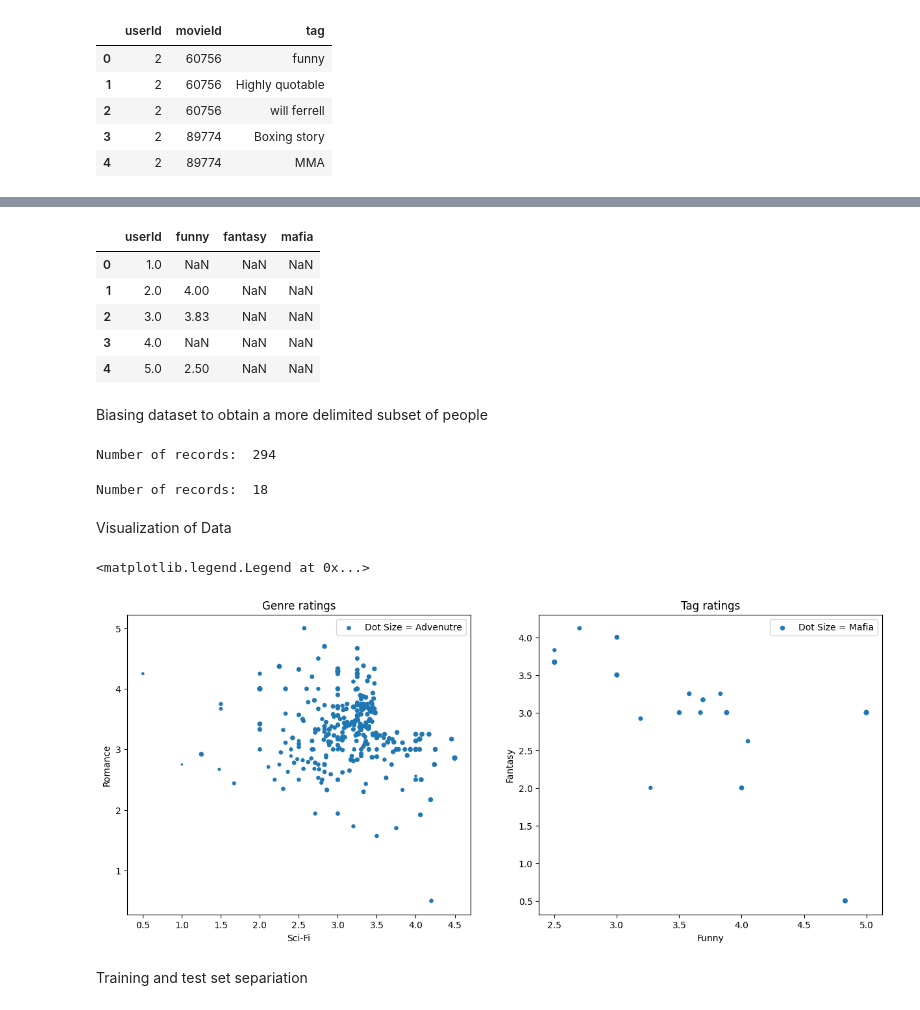
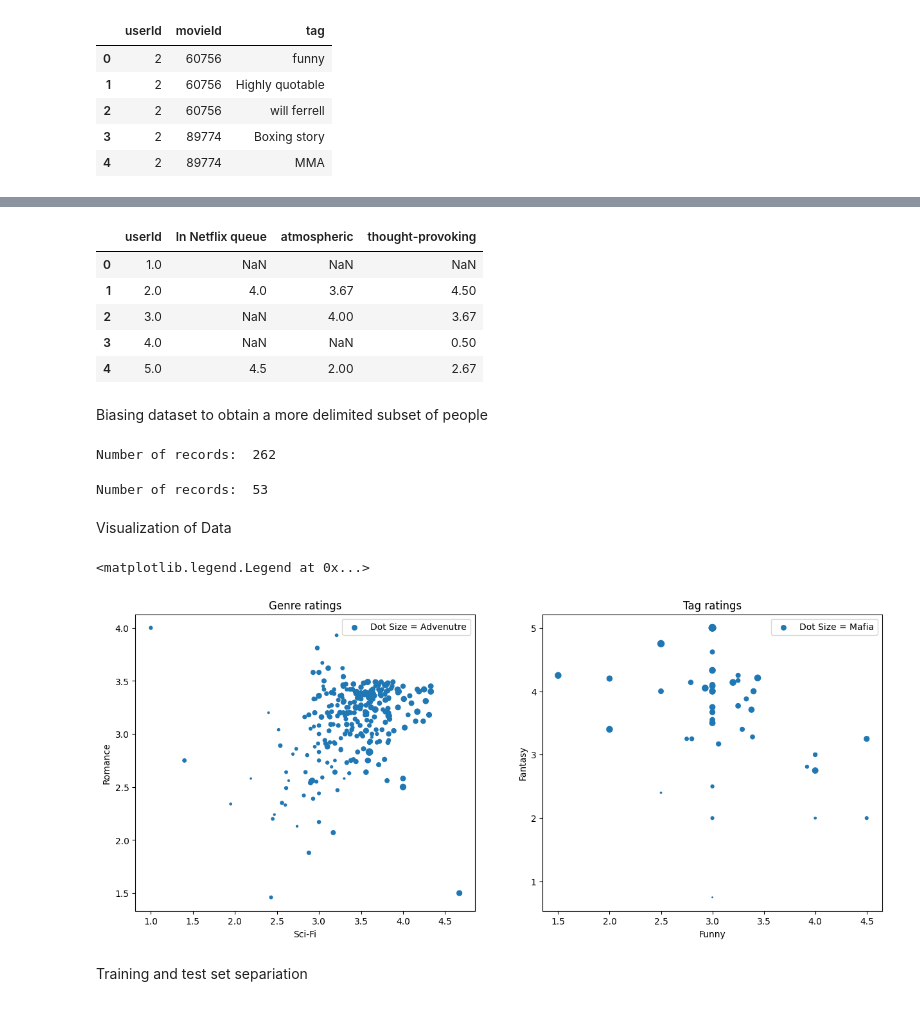
Before and after one commit to nicolotocalli/NAML-Project-2024, a Jupyter notebook: NAML_Project_2024.ipynb, the cells around one changed output, grey strips where cells are left out. Cells and saved outputs as stored; diff of their text form; code cells hidden in the pictures.

Commit message:
plotting functions updates  and best 3 genres/tags used to perform clustering

```diff
--- a/NAML_Project_2024.ipynb
+++ b/NAML_Project_2024.ipynb
@@ -62,6 +77,8 @@ def get_genre_ratings(ratings, movies, genres, column_names):
     genre_ratings.columns = column_names
     return genre_ratings
 # Calculate the average rating of romance and scifi movies
-genre_ratings = get_genre_ratings(ratings, movies, ['Romance', 'Sci-Fi', 'Adventure'], ['userId', 'Romance', 'Sci-Fi', 'Adventure'])
+#genre_ratings = get_genre_ratings(ratings, movies, ['Romance', 'Sci-Fi', 'Adventure'], ['userId', 'Romance', 'Sci-Fi', 'Adventure'])
+genre_ratings = get_genre_ratings(ratings, movies, ['Drama', 'Comedy', 'Thriller'], ['userId', 'Drama', 'Comedy', 'Thriller'])
+
 genre_ratings.head()
 # %% [output]
@@ -89,13 +116,15 @@ def get_tag_ratings(ratings, tag_data, tags, column_names):
     return tag_ratings
 
 # Calculate the average rating of funny and fantasy movies
-tag_ratings = get_tag_ratings(ratings, tags, ['funny', 'fantasy', 'mafia'], ['userId', 'funny', 'fantasy', 'mafia'])
+#tag_ratings = get_tag_ratings(ratings, tags, ['funny', 'fantasy', 'mafia'], ['userId', 'funny', 'fantasy', 'mafia'])
+tag_ratings = get_tag_ratings(ratings, tags, ['In Netflix queue', 'atmospheric', 'thought-provoking'], ['userId', 'In Netflix queue', 'atmospheric', 'thought-provoking'])
+
 tag_ratings.head()
 # %% [output]
-|  | userId | funny | fantasy | mafia |
+|  | userId | In Netflix queue | atmospheric | thought-provoking |
 | 0 | 1.0 | NaN | NaN | NaN |
-| 1 | 2.0 | 4.00 | NaN | NaN |
-| 2 | 3.0 | 3.83 | NaN | NaN |
-| 3 | 4.0 | NaN | NaN | NaN |
-| 4 | 5.0 | 2.50 | NaN | NaN |
+| 1 | 2.0 | 4.0 | 3.67 | 4.50 |
+| 2 | 3.0 | NaN | 4.00 | 3.67 |
+| 3 | 4.0 | NaN | NaN | 0.50 |
+| 4 | 5.0 | 4.5 | 2.00 | 2.67 |
 # %%
@@ -105,44 +134,44 @@ tag_ratings = tag_ratings.dropna()
 Biasing dataset to obtain a more delimited subset of people
 # %%
 def bias_genre_rating_dataset(genre_ratings, score_limit_1, score_limit_2):
-    return genre_ratings[((genre_ratings['Romance'] < score_limit_1 - 0.2) & (genre_ratings['Sci-Fi'] > score_limit_2)) | ((genre_ratings['Sci-Fi'] < score_limit_1) & (genre_ratings['Romance'] > score_limit_2))]
+    return genre_ratings[((genre_ratings['Drama'] < score_limit_1 - 0.2) & (genre_ratings['Comedy'] > score_limit_2)) | ((genre_ratings['Comedy'] < score_limit_1) & (genre_ratings['Drama'] > score_limit_2))]
 # Bias the dataset
 genre_ratings_biased = bias_genre_rating_dataset(genre_ratings, 3.5, 2.3)
 genre_ratings_biased = genre_ratings_biased.reset_index(drop=True)
 # Printing the resulting number of records & the head of the dataset
 print( "Number of records: ", len(genre_ratings_biased))
 # %% [output]
-Number of records:  294
+Number of records:  262
 # %%
 def bias_tag_rating_dataset(tag_ratings, score_limit_1, score_limit_2):
-    return tag_ratings[((tag_ratings['funny'] < score_limit_1 - 0.2) & (tag_ratings['fantasy'] > score_limit_2)) | ((tag_ratings['fantasy'] < score_limit_1) & (tag_ratings['funny'] > score_limit_2))]
+    return tag_ratings[((tag_ratings['atmospheric'] < score_limit_1 - 0.2) & (tag_ratings['In Netflix queue'] > score_limit_2)) | ((tag_ratings['In Netflix queue'] < score_limit_1) & (tag_ratings['atmospheric'] > score_limit_2))]
 # Bias the dataset
 tag_ratings_biased = bias_tag_rating_dataset(tag_ratings, 3.5, 2.3)
 tag_ratings_biased = tag_ratings_biased.reset_index(drop=True)
 # Printing the resulting number of records & the head of the dataset
 print( "Number of records: ", len(tag_ratings_biased))
 # %% [output]
-Number of records:  18
+Number of records:  53
 # %% [markdown]
 Visualization of Data
 # %%
 fig = plt.figure(figsize=(15,6))
 ax = fig.add_subplot(121)
-ax.scatter(genre_ratings_biased['Sci-Fi'],genre_ratings_biased['Romance'], s=genre_ratings_biased['Adventure']*5, label='Dot Size = Advenutre')
+ax.scatter(genre_ratings_biased['Drama'],genre_ratings_biased['Comedy'], s=genre_ratings_biased['Thriller']**2.5, label='Dot Size = Advenutre')
 ax.set_xlabel('Sci-Fi')
 ax.set_ylabel('Romance')
 ax.set_title('Genre ratings')
 ax.legend()
 
 ax = fig.add_subplot(122)
-ax.scatter(tag_ratings_biased['funny'], tag_ratings_biased['fantasy'], s=tag_ratings_biased['mafia']*5, label = 'Dot Size = Mafia')
+ax.scatter(tag_ratings_biased['In Netflix queue'], tag_ratings_biased['atmospheric'], s=tag_ratings_biased['thought-provoking']**2.5, label = 'Dot Size = Mafia')
 ax.set_xlabel('Funny')
 ax.set_ylabel('Fantasy')
 ax.set_title('Tag ratings')
 ax.legend()
 # %% [output]
 <matplotlib.legend.Legend at 0x...>
-[figure, old version]
+[figure, new version]
 # %% [markdown]
 Training and test set separiation
 # %%
```
Also changed, not shown: parts of 53 cells of this notebook.
